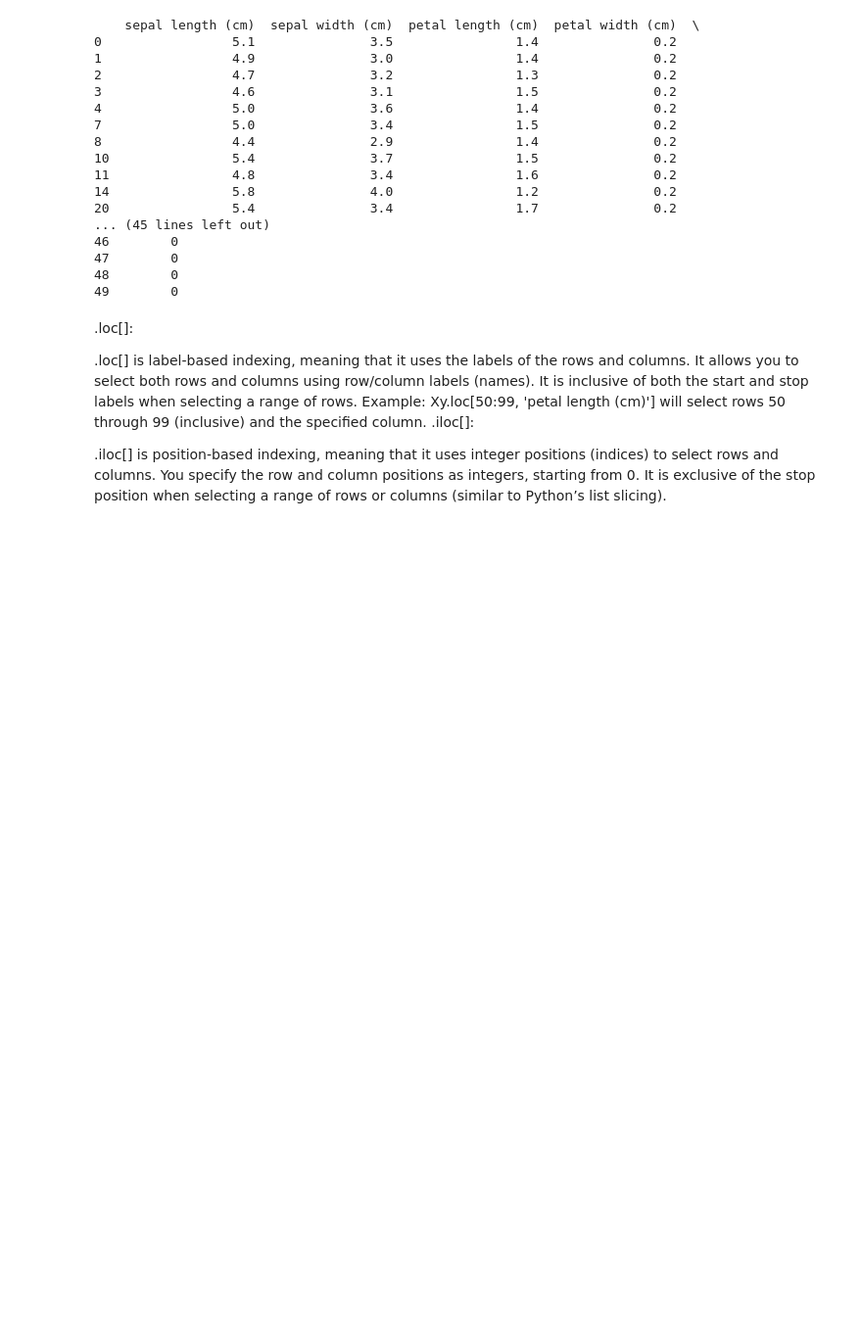
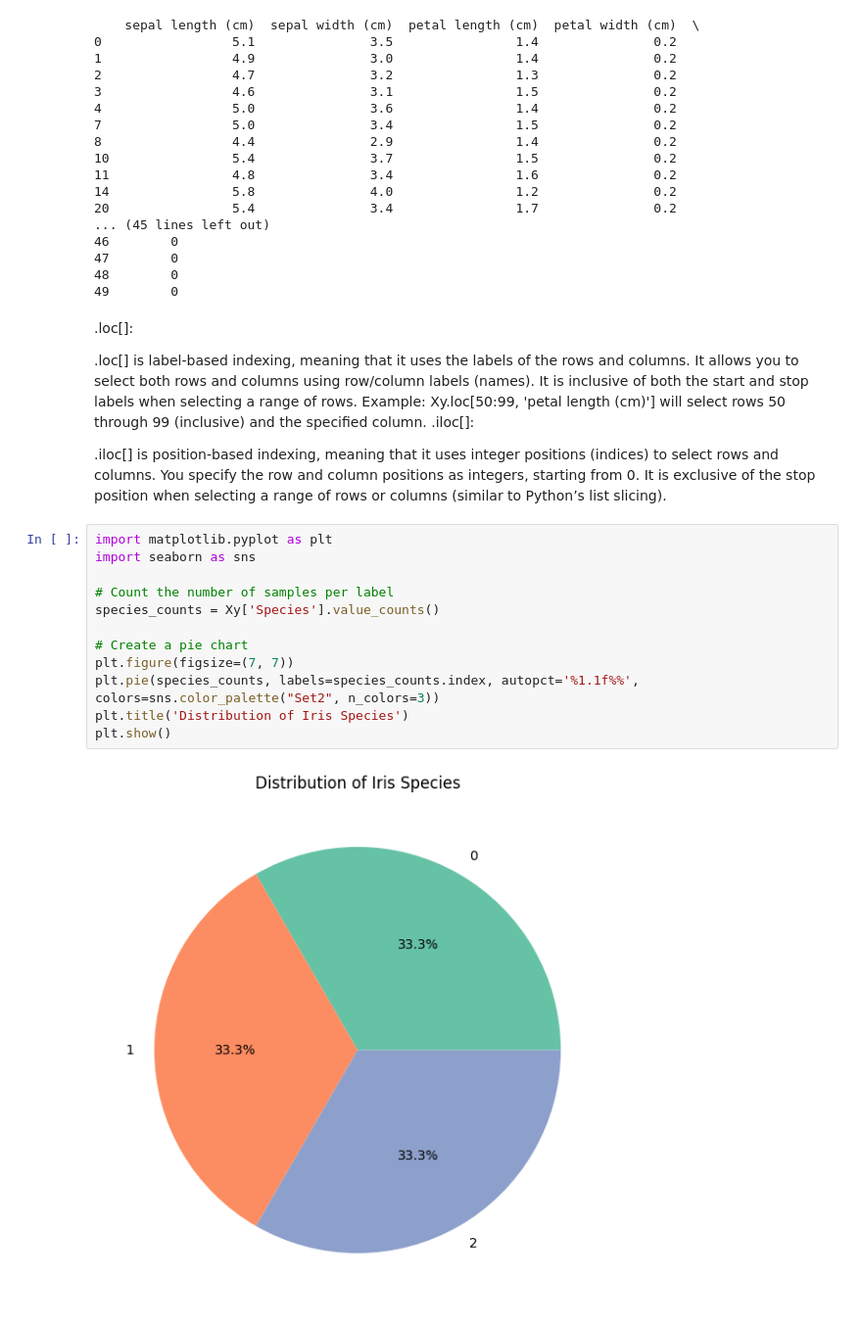
Before and after one commit to kmercy-afk/Iris-data-analysis, a Jupyter notebook: Question 9a.ipynb, the cells around one changed output. Shown at 98% size. Cells and saved outputs as stored; diff of their text form; blank space fills up the shorter version.

```diff
--- a/Question 9a.ipynb
+++ b/Question 9a.ipynb
@@ -229,3 +229,17 @@ Example: Xy.loc[50:99, 'petal length (cm)'] will select rows 50 through 99 (incl
 .iloc[] is position-based indexing, meaning that it uses integer positions (indices) to select rows and columns.
 You specify the row and column positions as integers, starting from 0.
 It is exclusive of the stop position when selecting a range of rows or columns (similar to Python’s list slicing).
+# %%
+import matplotlib.pyplot as plt
+import seaborn as sns
+
+# Count the number of samples per label
+species_counts = Xy['Species'].value_counts()
+
+# Create a pie chart
+plt.figure(figsize=(7, 7))
+plt.pie(species_counts, labels=species_counts.index, autopct='%1.1f%%', colors=sns.color_palette("Set2", n_colors=3))
+plt.title('Distribution of Iris Species')
+plt.show()
+# %% [output]
+[figure, added]
```
Also changed, not shown: parts of 10 cells of this notebook.
